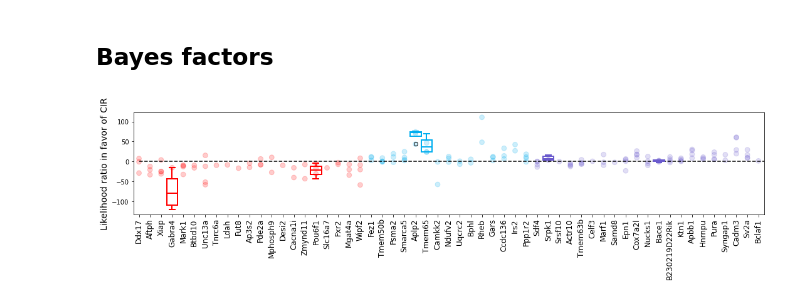
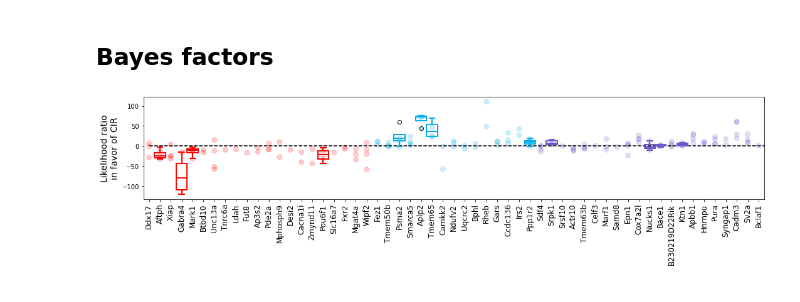
Before and after one commit to pachterlab/GVFP_2021, a Jupyter notebook: gg220806_monod_standalone.ipynb, the cells around one changed output. Drawn from its saved outputs; the diff is of its cells as text; code cells hidden in the pictures.

```diff
--- a/gg220806_monod_standalone.ipynb
+++ b/gg220806_monod_standalone.ipynb
@@ -1051,7 +1051,11 @@ plt.savefig('fig/questionable_fits.pdf')
 # %% [markdown]
 ## Bayes factors
 # %%
-BF_genes= ['Pou6f1','Gabra4', 'Tmem65','Aplp2', 'Bace1','Srpk1']
+# BF_genes= ['Pou6f1','Gabra4', 'Tmem65','Aplp2', 'Bace1','Srpk1']
+BF_genes= ['Pou6f1','Gabra4','Aftph','Mark1',\
+           'Tmem65','Aplp2','Psma2', 'Ppp1r2',\
+           'Bace1','Srpk1', 'Nucks1', 'Ktn1']
+
 BF = np.load('loom/smc_results/four/bfs.npy')
 # %%
 indices_all = np.concatenate(indices)
@@ -1074,32 +1078,32 @@ plot_indices = np.arange(n_genes)
 markeralpha=0.2
 fig1,ax1 = plt.subplots(1,1,figsize=(15,4))
 
 ax1.plot([0,n_genes],[0,0],'k--')
 
 for test_data_ind in range(len(sample_names)):
     ax1.scatter(plot_indices,lik_ratios[test_data_ind],\
                 60,c=gene_colors,alpha=markeralpha)
 
 lw=2
 
 for k,BF_gene in enumerate(BF_genes):
     BF_gene_ind = np.where(genes_all==BF_gene)[0][0]
     bp_dict = {'linewidth':lw,'color':gene_colors[BF_gene_ind]}
     bplot = ax1.boxplot(BF[:,k], \
                         positions = [BF_gene_ind],widths=1,patch_artist=True,\
                         boxprops = {'linewidth':lw,'color':gene_colors[BF_gene_ind],'facecolor':'None'},
                         capprops = bp_dict,
                         medianprops = bp_dict,
                         whiskerprops = bp_dict,
                         flierprops = bp_dict)
 
-ax1.set_ylabel('Likelihood ratio in favor of CIR',fontsize=14)
+ax1.set_ylabel('Likelihood ratio\nin favor of CIR',fontsize=14)
 _=ax1.set_xticks(plot_indices,genes_all,rotation=90,fontsize=12)
 ax1.set_xlim([-0.5,n_genes-0.5])
 
 fig1.tight_layout()
 plt.savefig('fig/BFs.png',dpi=450)
 plt.savefig('fig/BFs.svg')
 plt.savefig('fig/BFs.pdf')
 # %% [output]
-[figure, old version]
+[figure, new version]
```
Also changed, not shown: 3 other files.
